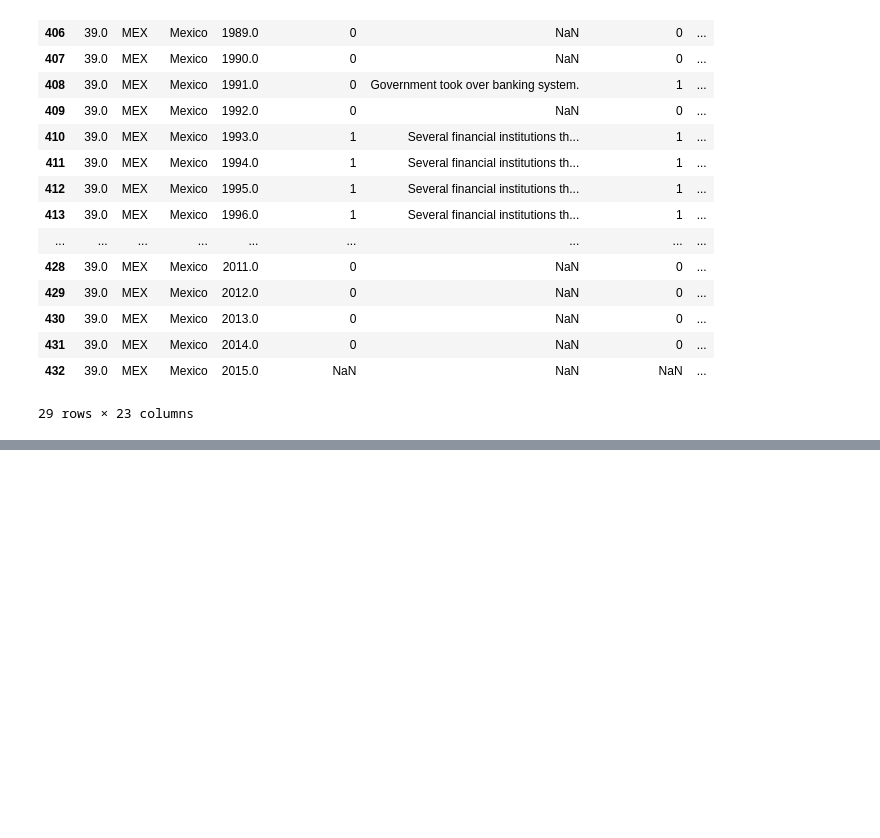
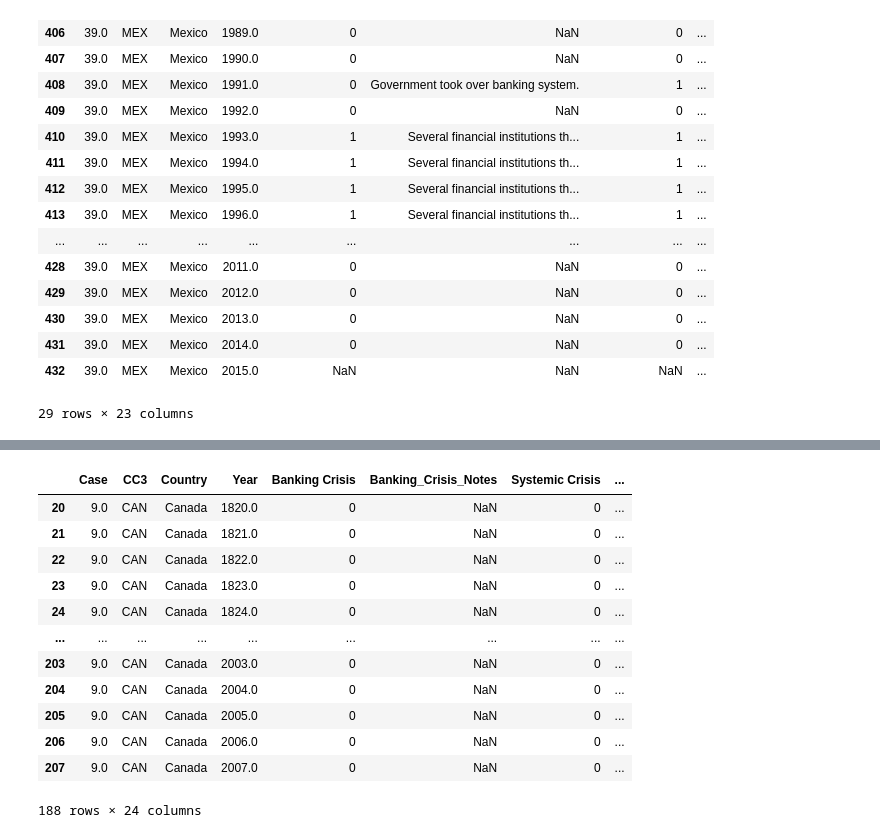
Before and after one commit to dhruvatara/ECS89G-DLProject, a Jupyter notebook: Data Cleansing.ipynb, the cells around one changed output, grey strips where cells are left out. Cells and saved outputs as stored; diff of their text form; code cells hidden in the pictures; blank space fills up the shorter version.

Commit message:
Stitched GDP data for Canada, USA, Mexico

```diff
--- a/Data Cleansing.ipynb
+++ b/Data Cleansing.ipynb
@@ -365,0 +370,7 @@ north_american_data[404:433]
+# %%
+# Aquire GDP from vertical file
+gdp_url = 'http://www.ggdc.net/MADDISON/Historical_Statistics/vertical-file_02-2010.xls'
+#cols = ['A', 'W', 'X', 'BK']
+gdp_data = pd.read_excel(gdp_url, sheet_name='GDP', usecols="A, W, X, BK")
+# %%
+gdp_data = gdp_data.rename(columns={"GDP": "Year", "Unnamed: 22": "Canada", "Unnamed: 23": "USA", "Unnamed: 62": "Mexico"})
@@ -365,0 +393,20 @@ north_american_data[404:433]
+# %%
+canada_gdp_list = gdp_data.loc[12:200, "Canada"].tolist()
+# %%
+north_american_data.loc[20:208, "GDP"] = canada_gdp_list
+# %%
+north_american_data[20:208]
+# %% [output]
+|  | Case | CC3 | Country | Year | Banking Crisis | Banking_Crisis_Notes | Systemic Crisis | ... |
+| 20 | 9.0 | CAN | Canada | 1820.0 | 0 | NaN | 0 | ... |
+| 21 | 9.0 | CAN | Canada | 1821.0 | 0 | NaN | 0 | ... |
+| 22 | 9.0 | CAN | Canada | 1822.0 | 0 | NaN | 0 | ... |
+| 23 | 9.0 | CAN | Canada | 1823.0 | 0 | NaN | 0 | ... |
+| 24 | 9.0 | CAN | Canada | 1824.0 | 0 | NaN | 0 | ... |
+| ... | ... | ... | ... | ... | ... | ... | ... | ... |
+| 203 | 9.0 | CAN | Canada | 2003.0 | 0 | NaN | 0 | ... |
+| 204 | 9.0 | CAN | Canada | 2004.0 | 0 | NaN | 0 | ... |
+| 205 | 9.0 | CAN | Canada | 2005.0 | 0 | NaN | 0 | ... |
+| 206 | 9.0 | CAN | Canada | 2006.0 | 0 | NaN | 0 | ... |
+| 207 | 9.0 | CAN | Canada | 2007.0 | 0 | NaN | 0 | ... |
+188 rows × 24 columns
```
Also changed, not shown: parts of 14 cells of this notebook.
